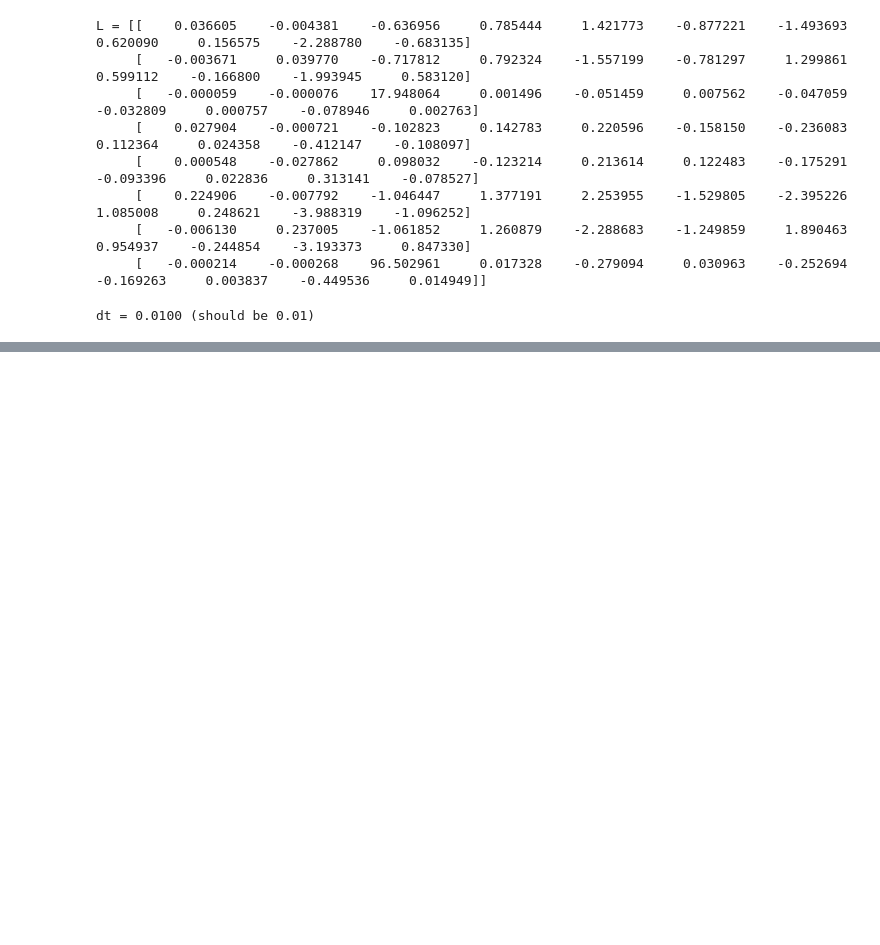
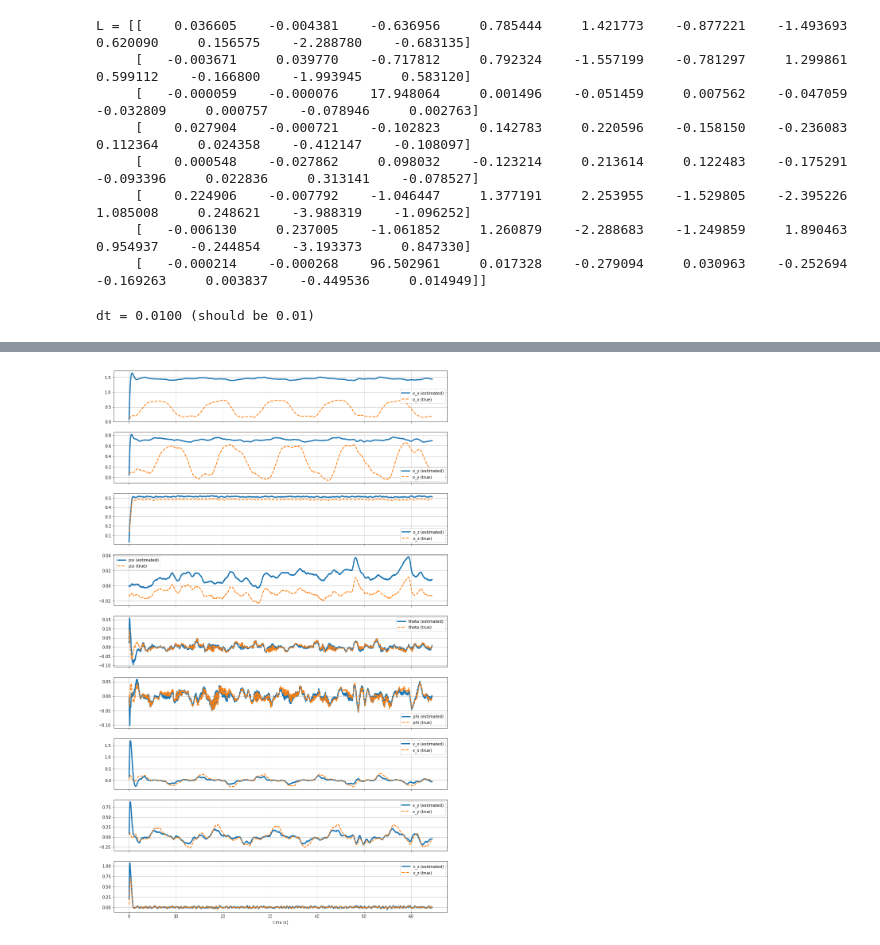
Before and after one commit to dmccann3/AE483_SearchRescue, a Jupyter notebook: analysis.ipynb, the cells around one changed output, grey strips where cells are left out. Drawn from its saved outputs; the diff is of its cells as text; code cells hidden in the pictures; blank space fills up the shorter version.

```diff
--- a/analysis.ipynb
+++ b/analysis.ipynb
@@ -1812,6 +1826,13 @@ L = [[    0.036605    -0.004381    -0.636956     0.785444     1.421773    -0.877
      [    0.224906    -0.007792    -1.046447     1.377191     2.253955    -1.529805    -2.395226     1.085008     0.248621    -3.988319    -1.096252]
      [   -0.006130     0.237005    -1.061852     1.260879    -2.288683    -1.249859     1.890463     0.954937    -0.244854    -3.193373     0.847330]
      [   -0.000214    -0.000268    96.502961     0.017328    -0.279094     0.030963    -0.252694    -0.169263     0.003837    -0.449536     0.014949]]
+# %%
+data = load_hardware_data(
+    'five_squares_data.json',   # <-- FIXME: replace with name of file with data
+    t_min_offset=3.,
+    t_max_offset=3.,
+    only_in_flight=True,
+)
 # %%
 # time
 t = data['time']
@@ -1837,6 +1858,14 @@ a_z_true = data['ae483log.a_z']
 n_x_true = data['ae483log.n_x']
 n_y_true = data['ae483log.n_y']
 r_true = data['ae483log.r']
+d0_true = data['ae483log.d0']
+d1_true = data['ae483log.d1']
+d2_true = data['ae483log.d2']
+d3_true = data['ae483log.d3']
+d4_true = data['ae483log.d4']
+d5_true = data['ae483log.d5']
+d6_true = data['ae483log.d6']
+d7_true = data['ae483log.d7']
 
 # Time step (should be 0.01)
 dt = t[1] - t[0]
@@ -1921,0 +1983,29 @@ for i in range(len(t)):
+# %%
+def comparison_plot(t, s_hat, s_true, name, ax):
+    ax.plot(t, s_hat, label=f'{name} (estimated)', linewidth=3)
+    ax.plot(t, s_true, '--', label=f'{name} (true)', linewidth=2)
+    ax.legend()
+    ax.grid()
+
+fig, (ax_o_x,
+      ax_o_y,
+      ax_o_z,
+      ax_psi,
+      ax_theta,
+      ax_phi,
+      ax_v_x,
+      ax_v_y,
+      ax_v_z) = plt.subplots(9, 1, figsize=(15, 25), sharex=True)
+comparison_plot(t, o_x_hat, o_x_true, 'o_x', ax_o_x)
+comparison_plot(t, o_y_hat, o_y_true, 'o_y', ax_o_y)
+comparison_plot(t, o_z_hat, o_z_true, 'o_z', ax_o_z)
+comparison_plot(t, psi_hat, psi_true, 'psi', ax_psi)
+comparison_plot(t, theta_hat, theta_true, 'theta', ax_theta)
+comparison_plot(t, phi_hat, phi_true, 'phi', ax_phi)
+comparison_plot(t, v_x_hat, v_x_true, 'v_x', ax_v_x)
+comparison_plot(t, v_y_hat, v_y_true, 'v_y', ax_v_y)
+comparison_plot(t, v_z_hat, v_z_true, 'v_z', ax_v_z)
+ax_v_z.set_xlabel('time (s)')
+plt.show()
+# %% [output]
+[figure, added]
```
Also changed, not shown: parts of 2 cells of this notebook, 2 other files.
